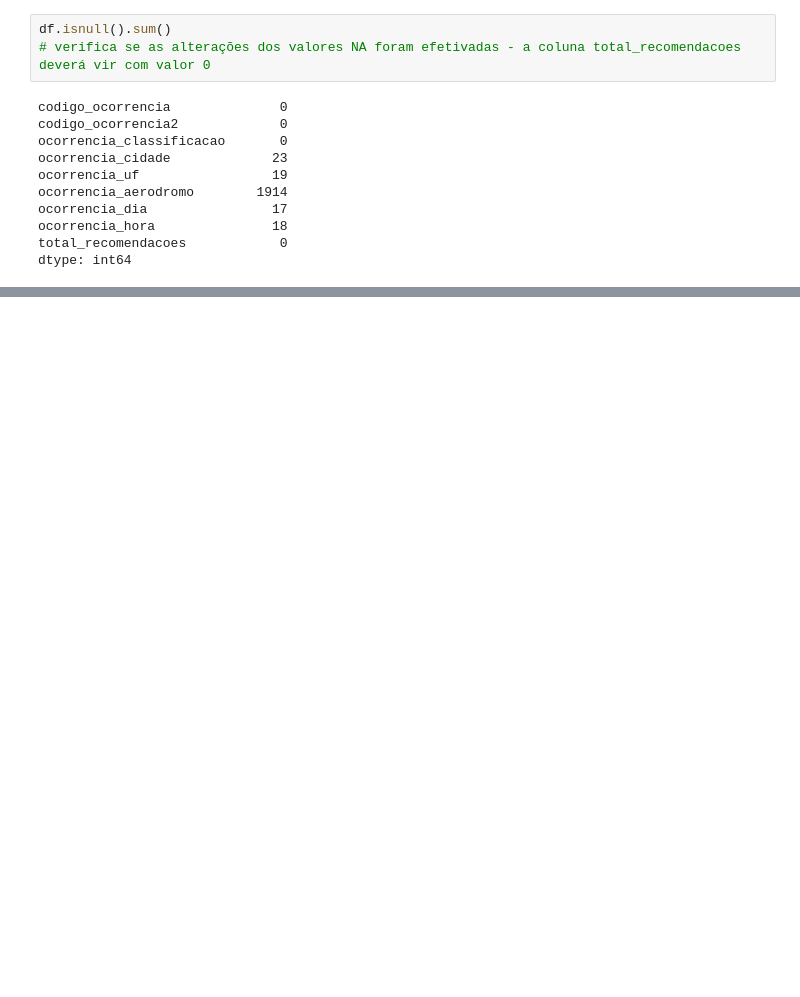
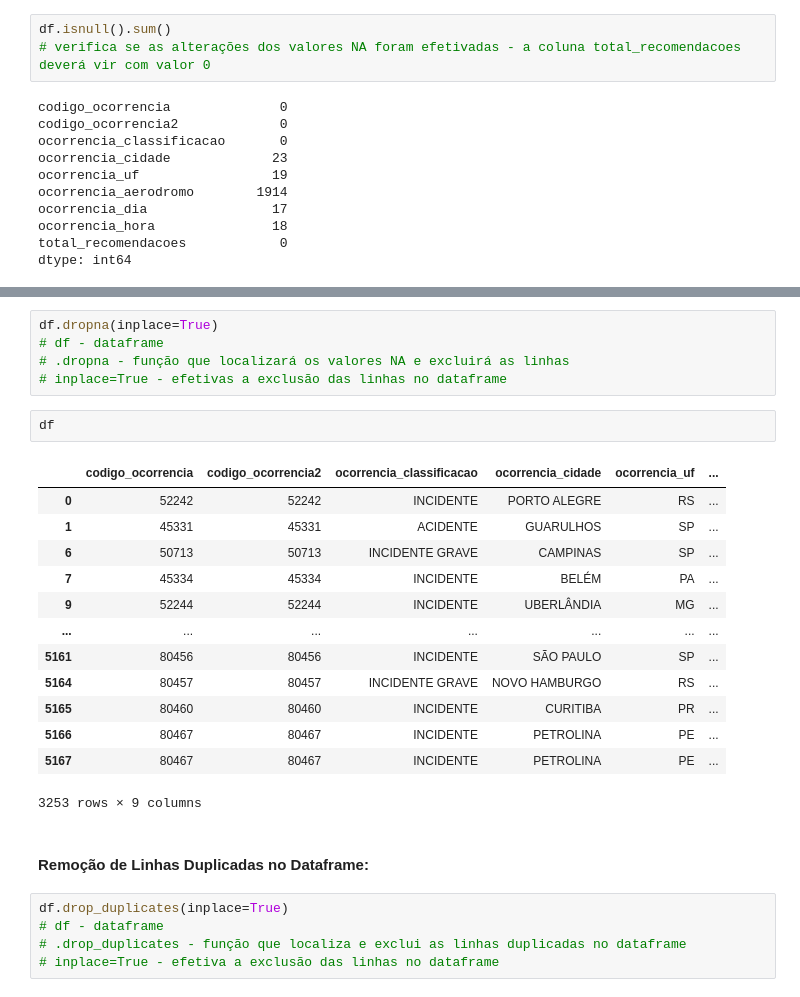
Before and after one commit to rigueti-bruno/Cognizant-Data-Cloud-Engineer, a Jupyter notebook: Programação_Python/05-Fundamentos de ETL com Python/05-2-ETL com Python - Limpeza.ipynb, the cells around one changed output, grey strips where cells are left out. Saved outputs shown, nothing was run; the diff lists cells and outputs as text; blank space fills up the shorter version.

```diff
--- a/Programação_Python/05-Fundamentos de ETL com Python/05-2-ETL com Python - Limpeza.ipynb
+++ b/Programação_Python/05-Fundamentos de ETL com Python/05-2-ETL com Python - Limpeza.ipynb
@@ -465,0 +547,28 @@ dtype: int64
+# %%
+df.dropna(inplace=True)
+# df - dataframe
+# .dropna - função que localizará os valores NA e excluirá as linhas
+# inplace=True - efetivas a exclusão das linhas no dataframe
+# %%
+df
+# %% [output]
+|  | codigo_ocorrencia | codigo_ocorrencia2 | ocorrencia_classificacao | ocorrencia_cidade | ocorrencia_uf | ... |
+| 0 | 52242 | 52242 | INCIDENTE | PORTO ALEGRE | RS | ... |
+| 1 | 45331 | 45331 | ACIDENTE | GUARULHOS | SP | ... |
+| 6 | 50713 | 50713 | INCIDENTE GRAVE | CAMPINAS | SP | ... |
+| 7 | 45334 | 45334 | INCIDENTE | BELÉM | PA | ... |
+| 9 | 52244 | 52244 | INCIDENTE | UBERLÂNDIA | MG | ... |
+| ... | ... | ... | ... | ... | ... | ... |
+| 5161 | 80456 | 80456 | INCIDENTE | SÃO PAULO | SP | ... |
+| 5164 | 80457 | 80457 | INCIDENTE GRAVE | NOVO HAMBURGO | RS | ... |
+| 5165 | 80460 | 80460 | INCIDENTE | CURITIBA | PR | ... |
+| 5166 | 80467 | 80467 | INCIDENTE | PETROLINA | PE | ... |
+| 5167 | 80467 | 80467 | INCIDENTE | PETROLINA | PE | ... |
+3253 rows × 9 columns
+# %% [markdown]
+#### Remoção de Linhas Duplicadas no Dataframe:
+# %%
+df.drop_duplicates(inplace=True)
+# df - dataframe
+# .drop_duplicates - função que localiza e exclui as linhas duplicadas no dataframe
+# inplace=True - efetiva a exclusão das linhas no dataframe
```
Also changed, not shown: parts of 22 cells of this notebook, 2 other files.
